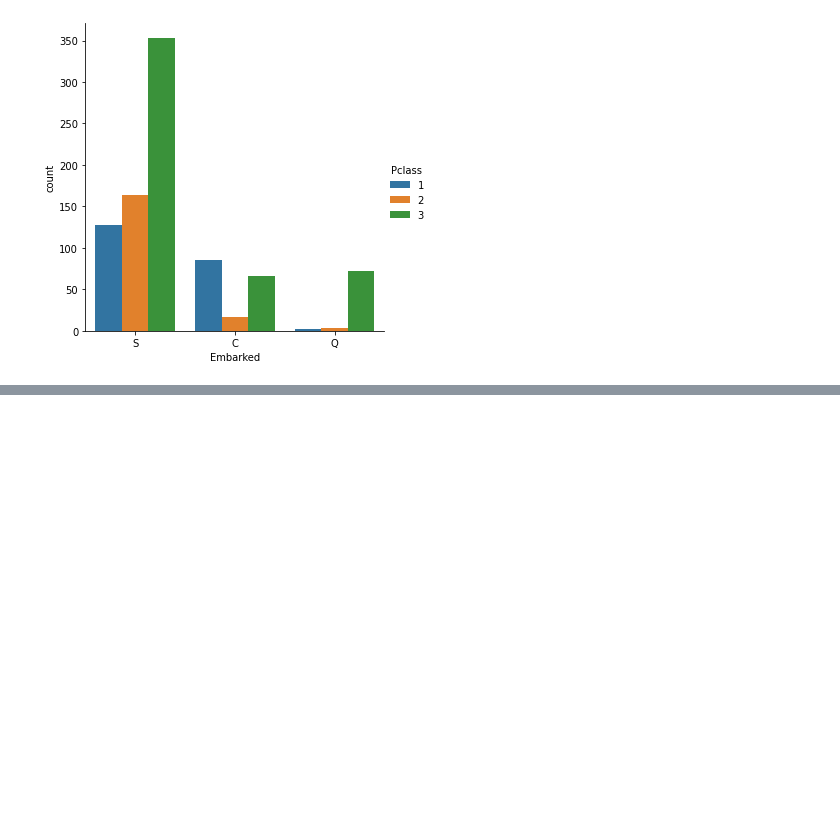
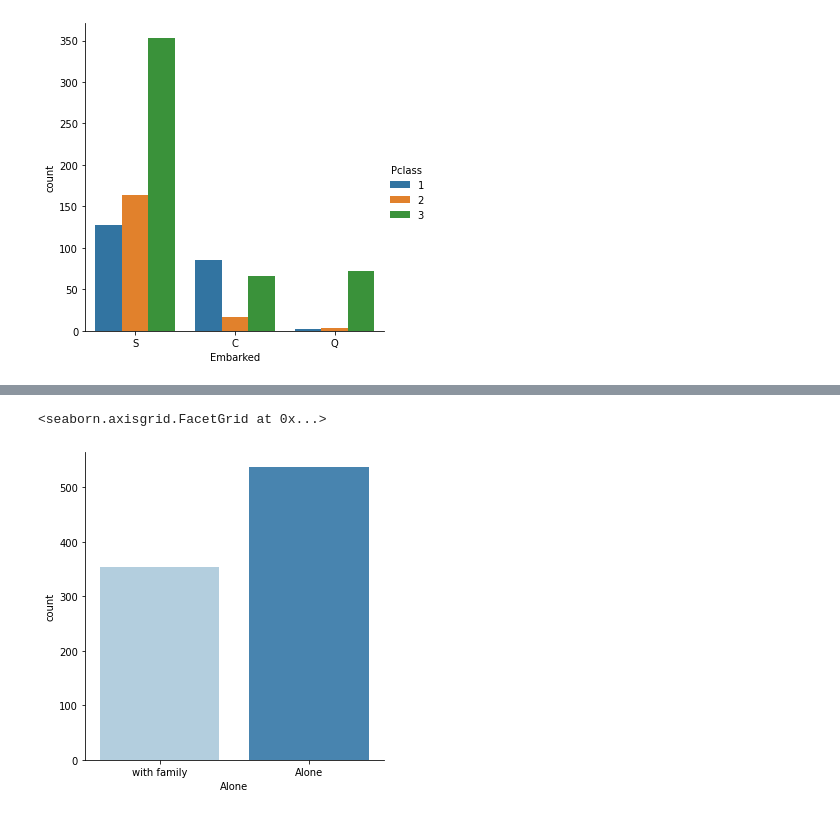
Before and after one commit to Tahan402/DailyPractice, a Jupyter notebook: Titanic_Project.ipynb, the cells around one changed output, grey strips where cells are left out. Saved outputs shown, nothing was run; the diff lists cells and outputs as text; code cells hidden in the pictures; blank space fills up the shorter version.

```diff
--- a/Titanic_Project.ipynb
+++ b/Titanic_Project.ipynb
@@ -196,0 +207,2 @@ sns.catplot(x='Embarked',kind = 'count', data= titanic_df , hue='Pclass')
+# %%
+titanic_df['Alone'] = titanic_df.SibSp+titanic_df.Parch
@@ -196,0 +218,4 @@ sns.catplot(x='Embarked',kind = 'count', data= titanic_df , hue='Pclass')
+# %%
+titanic_df['Alone'].loc[titanic_df['Alone'] >0]='with family'
+
+titanic_df['Alone'].loc[titanic_df['Alone'] == 0] = 'Alone'
@@ -196,0 +236,5 @@ sns.catplot(x='Embarked',kind = 'count', data= titanic_df , hue='Pclass')
+# %%
+sns.catplot(x= 'Alone',kind = 'count', data = titanic_df, palette = 'Blues')
+# %% [output]
+<seaborn.axisgrid.FacetGrid at 0x...>
+[figure, added]
```
Also changed, not shown: parts of 10 cells of this notebook.
